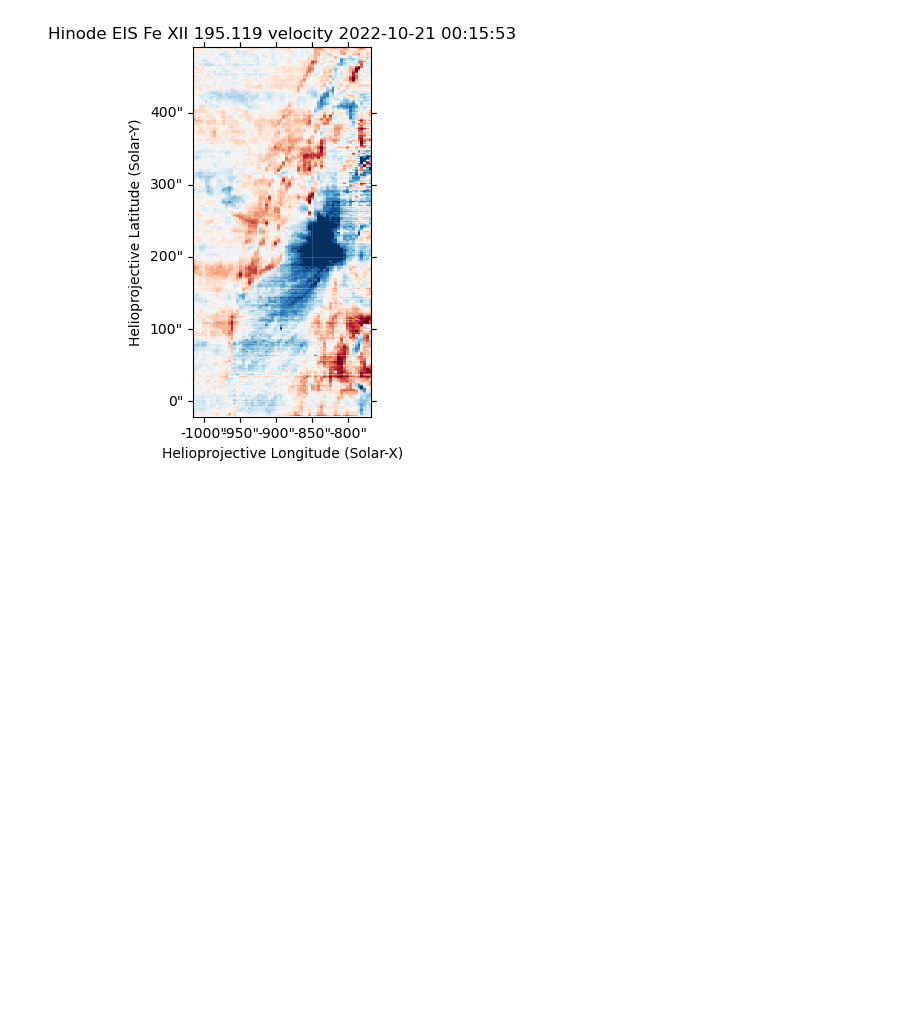
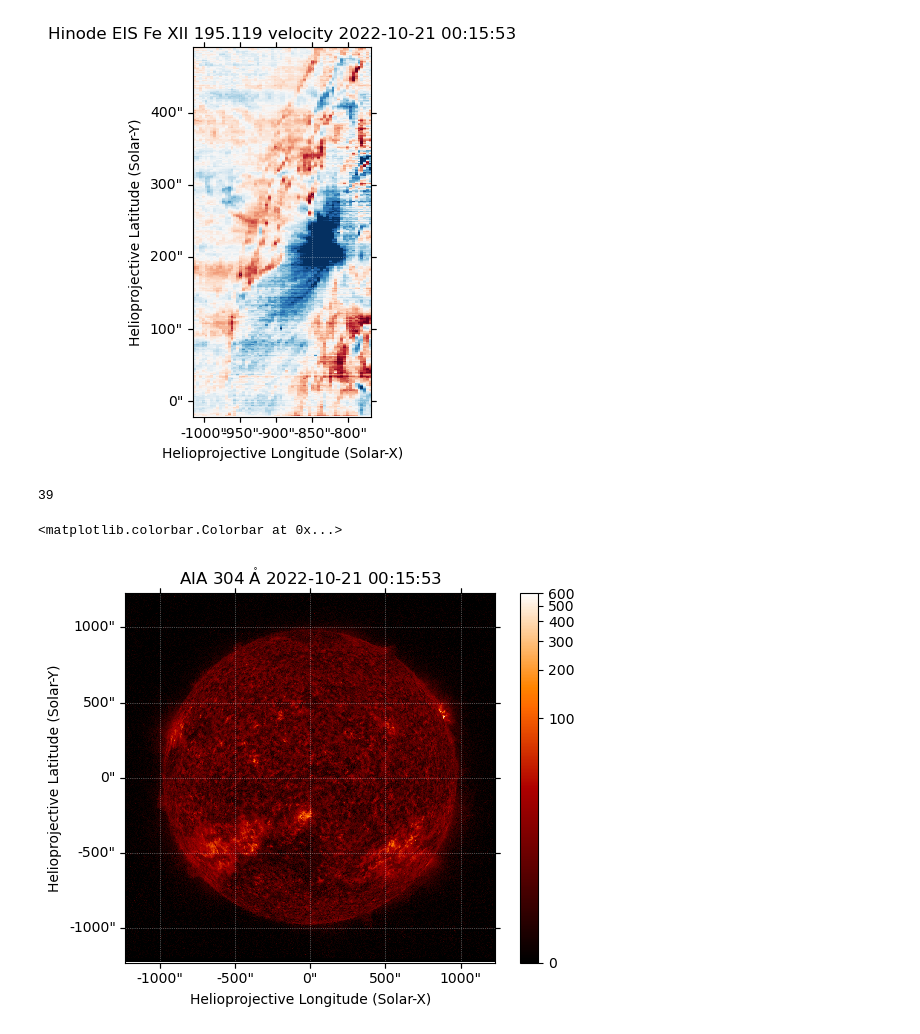
Before and after one commit to yjzhu-solar/EIS_DKIST_SolO, a Jupyter notebook: ipynb/aia/aia_coalign_1020_final_rsuncorr.ipynb, the cells around one changed output. Drawn from its saved outputs; the diff is of its cells as text; code cells hidden in the pictures; blank space fills up the shorter version.

```diff
--- a/ipynb/aia/aia_coalign_1020_final_rsuncorr.ipynb
+++ b/ipynb/aia/aia_coalign_1020_final_rsuncorr.ipynb
@@ -90,3 +90,15 @@ eis_195_velmap_shift.plot()
 # %% [output]
 <matplotlib.image.AxesImage at 0x...>
 [figure]
+# %%
+aia_304_map = sunpy.map.Map("../../src/AIA/20221021/304/lvl15/aia.lev1_euv_12s.2022-10-21T001551Z.304.image.fits",memmap=False)
+# %%
+aia_304_map.data[1500,1500]
+# %% [output]
+39
+# %%
+aia_304_map.plot(vmin=0,vmax=600)
+plt.colorbar()
+# %% [output]
+<matplotlib.colorbar.Colorbar at 0x...>
+[figure, added]
```
Also changed, not shown: parts of 18 cells of this notebook, 22 other files.
